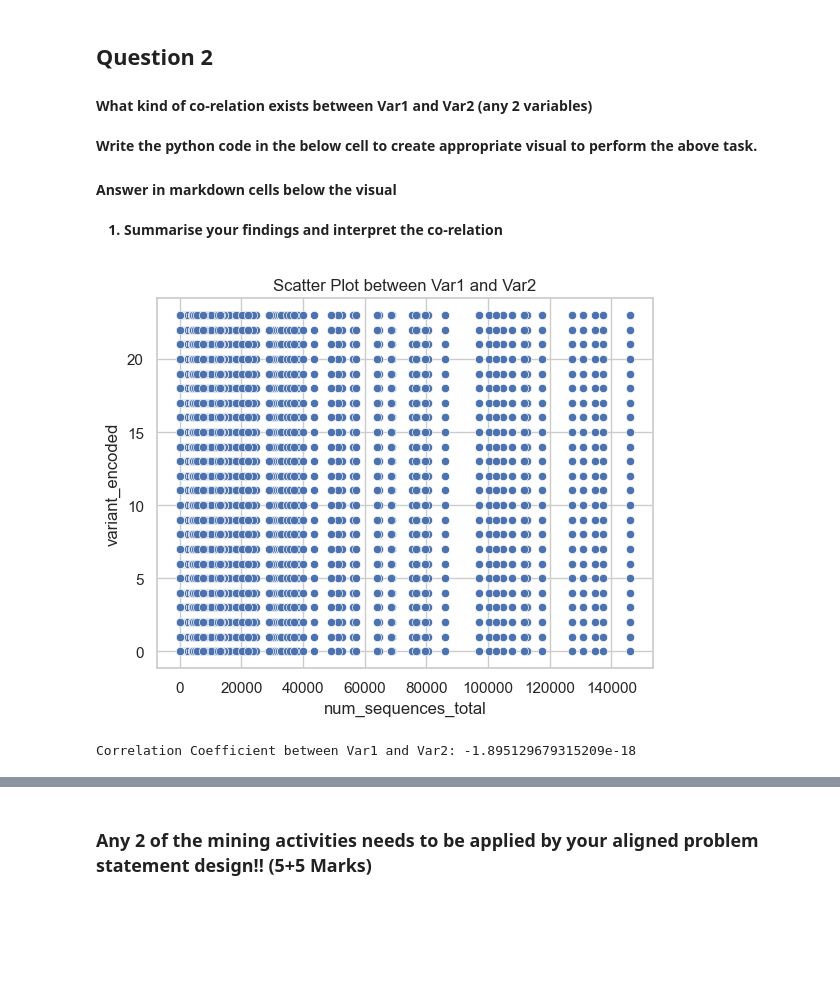
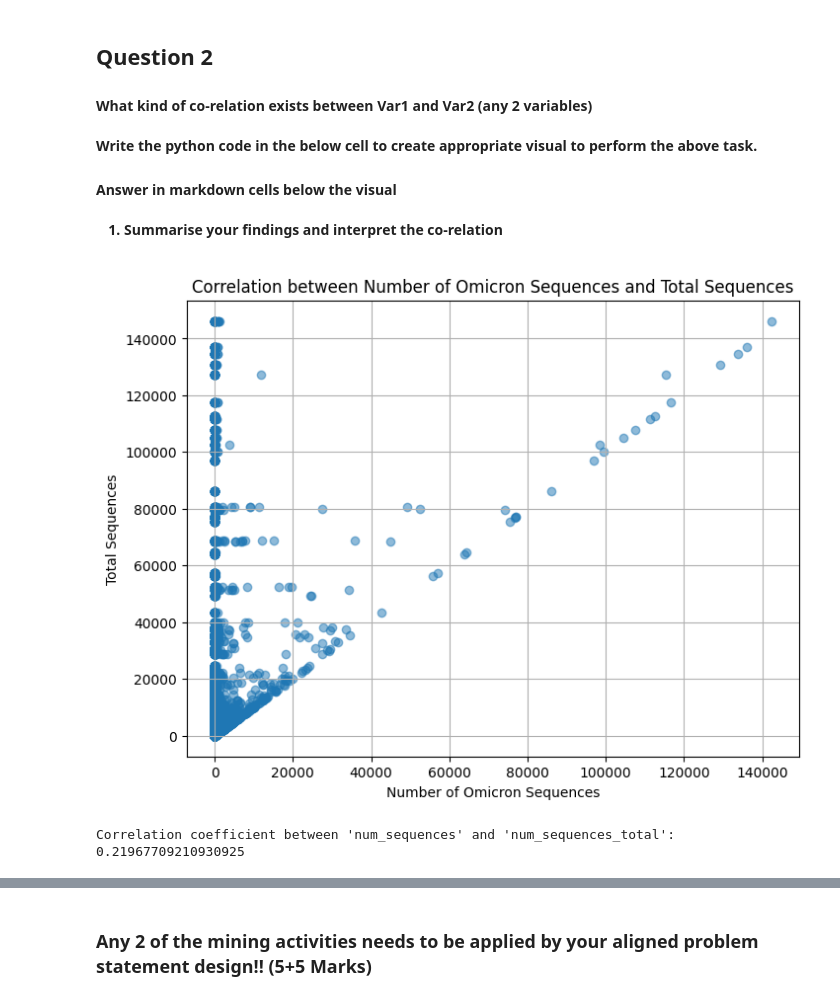
Before and after one commit to bhayana91/dm-assignment-partb, a Jupyter notebook: DM_ProblemStatement7/DataMiningPartB_Group_7.ipynb, the cells around one changed output, grey strips where cells are left out. Cells and saved outputs as stored; diff of their text form; code cells hidden in the pictures; blank space fills up the shorter version.

```diff
--- a/DM_ProblemStatement7/DataMiningPartB_Group_7.ipynb
+++ b/DM_ProblemStatement7/DataMiningPartB_Group_7.ipynb
@@ -256,18 +320,23 @@ Write the python code in the below cell to create appropriate visual to perform
     <li>Summarise your findings and interpret the co-relation </li>
 
 </ol>
-# %%
-label_encoder = LabelEncoder()
-df['variant_encoded'] = label_encoder.fit_transform(df['variant'])
-
-# Assuming 'Var1' and 'Var2' are the actual column names
-sns.scatterplot(x='num_sequences_total', y='variant_encoded', data=df)
-plt.title('Scatter Plot between Var1 and Var2')
-plt.show()
-# %% [output]
-[figure, removed]
-# %%
-correlation_coefficient = df['num_sequences_total'].corr(df['variant_encoded'])
-print(f"Correlation Coefficient between Var1 and Var2: {correlation_coefficient}")
-# %% [output]
-Correlation Coefficient between Var1 and Var2: -1.895129679315209e-18
+# %%
+# Calculate the proportion of Omicron sequences relative to total sequences
+df['proportion_omicron'] = df['num_sequences'] / df['num_sequences_total']
+
+# Calculate correlation between 'num_sequences' and 'num_sequences_total'
+correlation = df['num_sequences'].corr(df['num_sequences_total'])
+
+# Plotting
+plt.figure(figsize=(8, 6))
+plt.scatter(df['num_sequences'], df['num_sequences_total'], alpha=0.5)
+plt.title('Correlation between Number of Omicron Sequences and Total Sequences')
+plt.xlabel('Number of Omicron Sequences')
+plt.ylabel('Total Sequences')
+plt.grid(True)
+plt.show()
+
+print("Correlation coefficient between 'num_sequences' and 'num_sequences_total':", correlation)
+# %% [output]
+[figure, added]
+Correlation coefficient between 'num_sequences' and 'num_sequences_total': 0.21967709210930925
```
Also changed, not shown: parts of 19 cells of this notebook, 1 other file.
